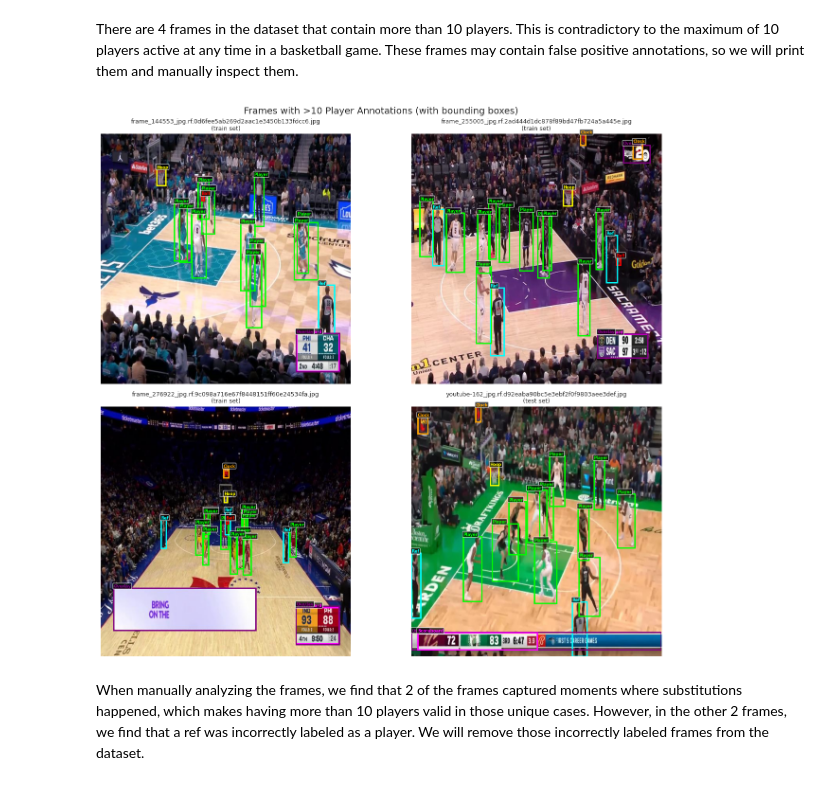
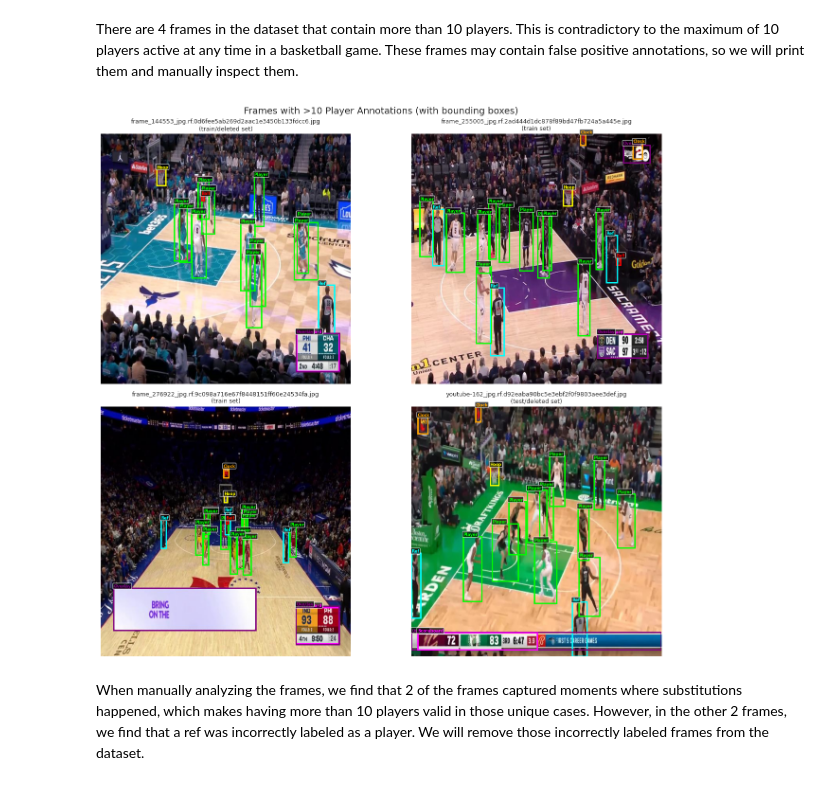
Before and after one commit to Nolan-Lo/basketball-computer-vision, a Jupyter notebook: notebooks/01-data-exploration.ipynb, the cells around one changed output. Cells and saved outputs as stored; diff of their text form; code cells hidden in the pictures.

Commit message:
editted code to visualize deleted images

```diff
--- a/notebooks/01-data-exploration.ipynb
+++ b/notebooks/01-data-exploration.ipynb
@@ -209,7 +209,7 @@ for idx, label_file in enumerate(outlier_files[:4]):
     img_name = label_file.replace('.txt', '.jpg')
 
     # Search for the image in train, valid, test folders
-    for split in ['train', 'valid', 'test']:
+    for split in ['train', 'valid', 'test', 'train/deleted', 'valid/deleted', 'test/deleted']:
         img_path = Path(f'../data/Basketball-Players-17/{split}/images/{img_name}')
         label_path = Path(f'../data/Basketball-Players-17/{split}/labels/{label_file}')
 
@@ -229,34 +229,34 @@ for idx, label_file in enumerate(outlier_files[:4]):
                             class_name = class_names[int(class_id)]
 
                             # Convert YOLO format to pixel coordinates
                             x = (x_center - width/2) * img_w
                             y = (y_center - height/2) * img_h
                             w = width * img_w
                             h = height * img_h
 
                             # Draw rectangle
                             rect = patches.Rectangle((x, y), w, h,
                                                      linewidth=2,
                                                      edgecolor=colors.get(class_name, 'white'),
                                                      facecolor='none')
                             axes[idx].add_patch(rect)
 
                             # Add label
                             axes[idx].text(x, y-2, class_name, fontsize=6,
                                           color=colors.get(class_name, 'white'),
                                           fontweight='bold',
                                           bbox=dict(boxstyle='round,pad=0.2',
                                                    facecolor='black', alpha=0.7))
 
             axes[idx].set_title(f'{img_name}\n({split} set)', fontsize=9)
             axes[idx].axis('off')
             break
 
 plt.suptitle('Frames with >10 Player Annotations (with bounding boxes)', fontsize=14)
 plt.tight_layout()
 plt.show()
 # %% [output]
-[figure, old version]
+[figure, new version]
 # %% [markdown]
 When manually analyzing the frames, we find that 2 of the frames captured moments where substitutions happened, which makes having more than 10 players valid in those unique cases. However, in the other 2 frames, we find that a ref was incorrectly labeled as a player. We will remove those incorrectly labeled frames from the dataset.
 # %%
```
Also changed, not shown: parts of 1 cell of this notebook, 1 other file.
